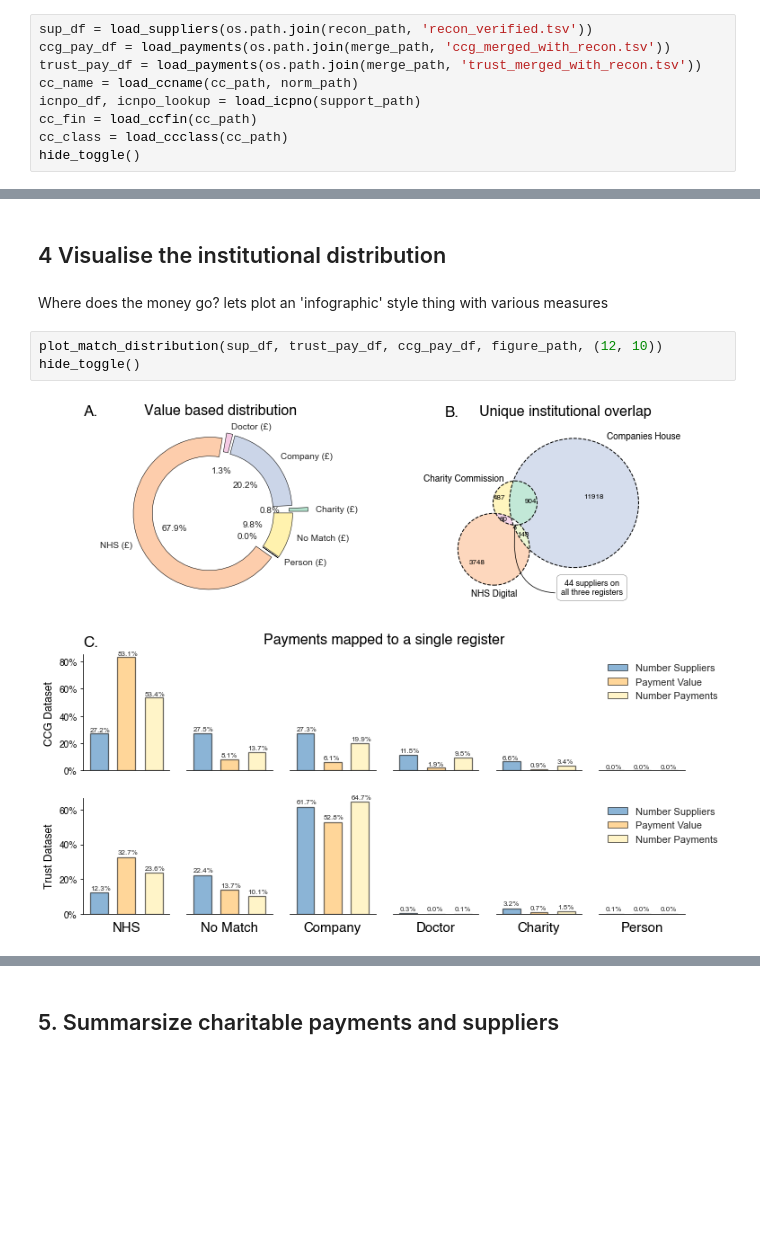
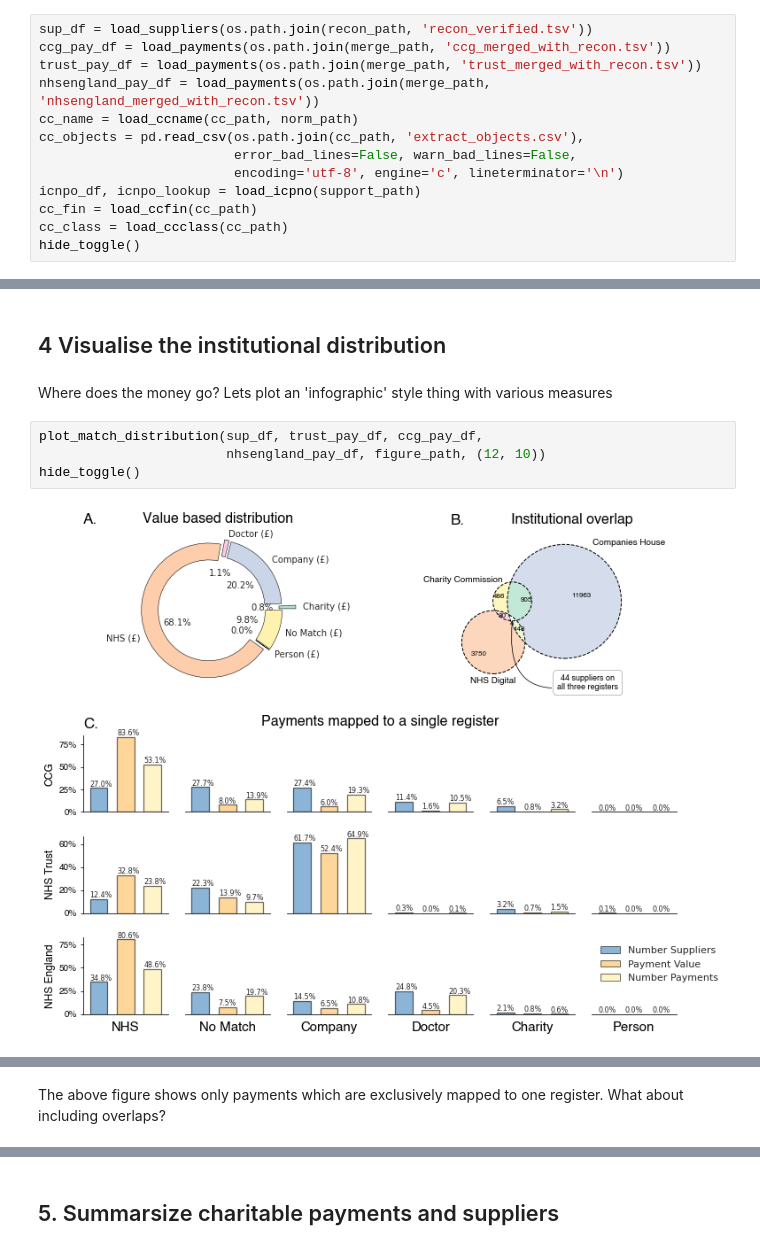
Before and after one commit to crahal/NHSSpend, a Jupyter notebook: src/analysis/charity_analysis_notebook.ipynb, the cells around one changed output, grey strips where cells are left out. Saved outputs shown, nothing was run; the diff lists cells and outputs as text; blank space fills up the shorter version.

```diff
--- a/src/analysis/charity_analysis_notebook.ipynb
+++ b/src/analysis/charity_analysis_notebook.ipynb
@@ -82,7 +95,11 @@ Lets now load the hard earned datasets from all the data creation pipeline.
 sup_df = load_suppliers(os.path.join(recon_path, 'recon_verified.tsv'))
 ccg_pay_df = load_payments(os.path.join(merge_path, 'ccg_merged_with_recon.tsv'))
 trust_pay_df = load_payments(os.path.join(merge_path, 'trust_merged_with_recon.tsv'))
+nhsengland_pay_df = load_payments(os.path.join(merge_path, 'nhsengland_merged_with_recon.tsv'))
 cc_name = load_ccname(cc_path, norm_path)
+cc_objects = pd.read_csv(os.path.join(cc_path, 'extract_objects.csv'),
+                         error_bad_lines=False, warn_bad_lines=False,
+                         encoding='utf-8', engine='c', lineterminator='\n')
 icnpo_df, icnpo_lookup = load_icpno(support_path)
 cc_fin = load_ccfin(cc_path)
 cc_class = load_ccclass(cc_path)
@@ -263,10 +383,13 @@ hide_toggle()
 # %% [markdown]
 ## 4 Visualise the institutional distribution
 # %% [markdown]
-Where does the money go? lets plot an 'infographic' style thing with various measures
+Where does the money go? Lets plot an 'infographic' style thing with various measures
 # %%
-plot_match_distribution(sup_df, trust_pay_df, ccg_pay_df, figure_path, (12, 10))
+plot_match_distribution(sup_df, trust_pay_df, ccg_pay_df,
+                        nhsengland_pay_df, figure_path, (12, 10))
 hide_toggle()
 # %% [output]
-[figure, old version]
+[figure, new version]
 [interactive output not drawn]
+# %% [markdown]
+The above figure shows only payments which are exclusively mapped to one register. What about including overlaps?
```
Also changed, not shown: parts of 76 cells of this notebook, 2 other files.
